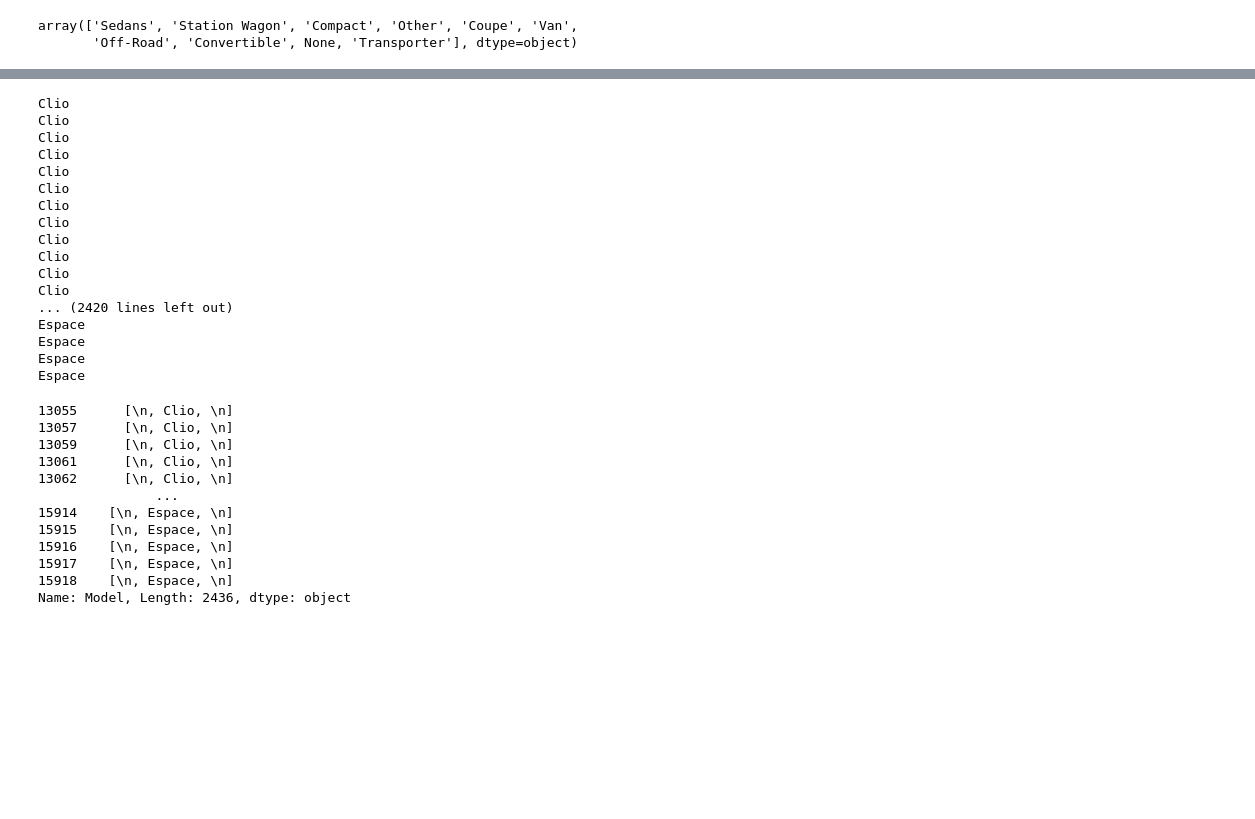
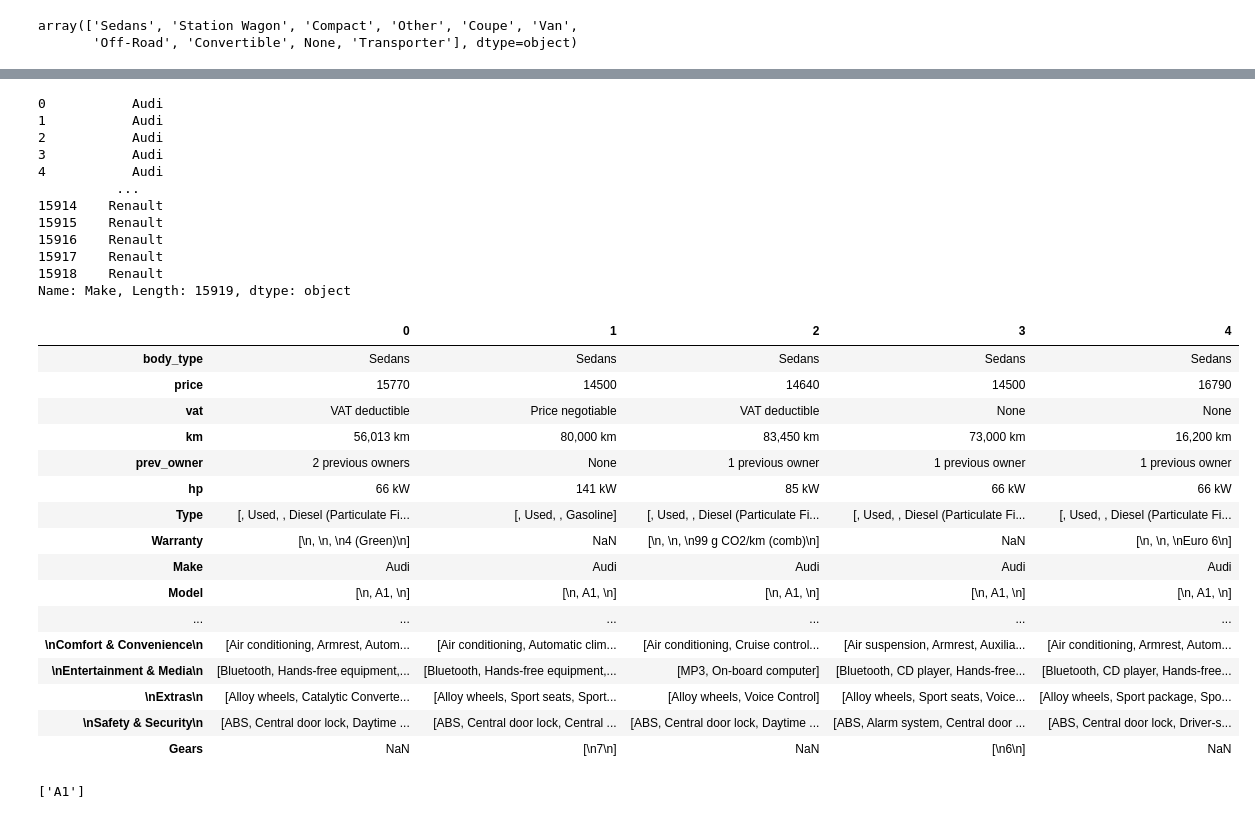
Before and after one commit to gulakkoc/Clarusway_DA, a Jupyter notebook: Projects/Capstone_Project/Capstone_Project_C8174_GulF.ipynb, the cells around one changed output, grey strips where cells are left out. Saved outputs shown, nothing was run; the diff lists cells and outputs as text; code cells hidden in the pictures; blank space fills up the shorter version.

```diff
--- a/Projects/Capstone_Project/Capstone_Project_C8174_GulF.ipynb
+++ b/Projects/Capstone_Project/Capstone_Project_C8174_GulF.ipynb
@@ -275,2 +275,2 @@ ValueError: invalid literal for int() with base 10: '\n'
 # %%
-df1.Model[(df1.Make == "\nRenault\n")].iloc[1][1]
+df1.Make = df1.Make.str.strip('\n')
@@ -303,37 +277,35 @@ Name: Model, Length: 2436, dtype: object
-# %%
-for i in df1.Model[(df1.Make == "\nRenault\n")]:
-    i = i[1]
-    print(i)
-# %% [output]
-Clio
-Clio
-Clio
-Clio
-Clio
-Clio
-Clio
-Clio
-Clio
-Clio
-Clio
-Clio
-... (2420 lines left out)
-Espace
-Espace
-Espace
-Espace
 # %%
-df1.Model[(df1.Make == "\nRenault\n")]
+df1.Make
 # %% [output]
-13055      [\n, Clio, \n]
-13057      [\n, Clio, \n]
-13059      [\n, Clio, \n]
-13061      [\n, Clio, \n]
-13062      [\n, Clio, \n]
-               ...
-15914    [\n, Espace, \n]
-15915    [\n, Espace, \n]
-15916    [\n, Espace, \n]
-15917    [\n, Espace, \n]
-15918    [\n, Espace, \n]
-Name: Model, Length: 2436, dtype: object
+0           Audi
+1           Audi
+2           Audi
+3           Audi
+4           Audi
+          ...
+15914    Renault
+15915    Renault
+15916    Renault
+15917    Renault
+15918    Renault
+Name: Make, Length: 15919, dtype: object
+# %%
+df1.head().T
+# %% [output]
+|  | 0 | 1 | 2 | 3 | 4 |
+| body_type | Sedans | Sedans | Sedans | Sedans | Sedans |
+| price | 15770 | 14500 | 14640 | 14500 | 16790 |
+| vat | VAT deductible | Price negotiable | VAT deductible | None | None |
+| km | 56,013 km | 80,000 km | 83,450 km | 73,000 km | 16,200 km |
+| prev_owner | 2 previous owners | None | 1 previous owner | 1 previous owner | 1 previous owner |
+| hp | 66 kW | 141 kW | 85 kW | 66 kW | 66 kW |
+| Type | [, Used, , Diesel (Particulate Fi... | [, Used, , Gasoline] | [, Used, , Diesel (Particulate Fi... | [, Used, , Diesel (Particulate Fi... | [, Used, , Diesel (Particulate Fi... |
+| Warranty | [\n, \n, \n4 (Green)\n] | NaN | [\n, \n, \n99 g CO2/km (comb)\n] | NaN | [\n, \n, \nEuro 6\n] |
+| Make | Audi | Audi | Audi | Audi | Audi |
+| Model | [\n, A1, \n] | [\n, A1, \n] | [\n, A1, \n] | [\n, A1, \n] | [\n, A1, \n] |
+| ... | ... | ... | ... | ... | ... |
+| \nComfort & Convenience\n | [Air conditioning, Armrest, Autom... | [Air conditioning, Automatic clim... | [Air conditioning, Cruise control... | [Air suspension, Armrest, Auxilia... | [Air conditioning, Armrest, Autom... |
+| \nEntertainment & Media\n | [Bluetooth, Hands-free equipment,... | [Bluetooth, Hands-free equipment,... | [MP3, On-board computer] | [Bluetooth, CD player, Hands-free... | [Bluetooth, CD player, Hands-free... |
+| \nExtras\n | [Alloy wheels, Catalytic Converte... | [Alloy wheels, Sport seats, Sport... | [Alloy wheels, Voice Control] | [Alloy wheels, Sport seats, Voice... | [Alloy wheels, Sport package, Spo... |
+| \nSafety & Security\n | [ABS, Central door lock, Daytime ... | [ABS, Central door lock, Central ... | [ABS, Central door lock, Daytime ... | [ABS, Alarm system, Central door ... | [ABS, Central door lock, Driver-s... |
+| Gears | NaN | [\n7\n] | NaN | [\n6\n] | NaN |
@@ -339,0 +314,4 @@ Name: Model, Length: 2436, dtype: object
+# %%
+df2.Model[1]
+# %% [output]
+['A1']
```
Also changed, not shown: parts of 20 cells of this notebook, 1 other file.
